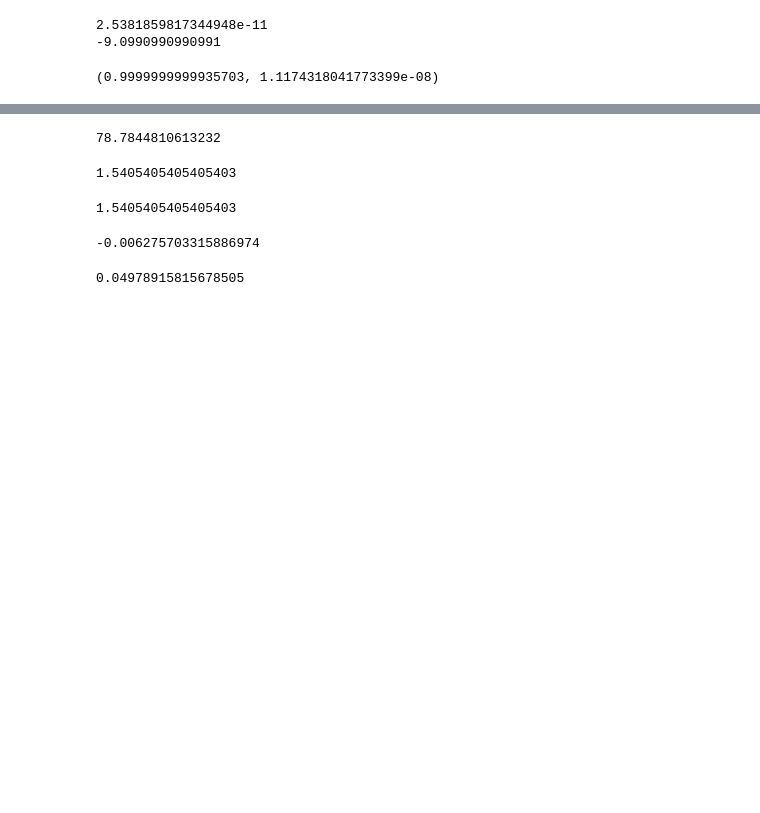
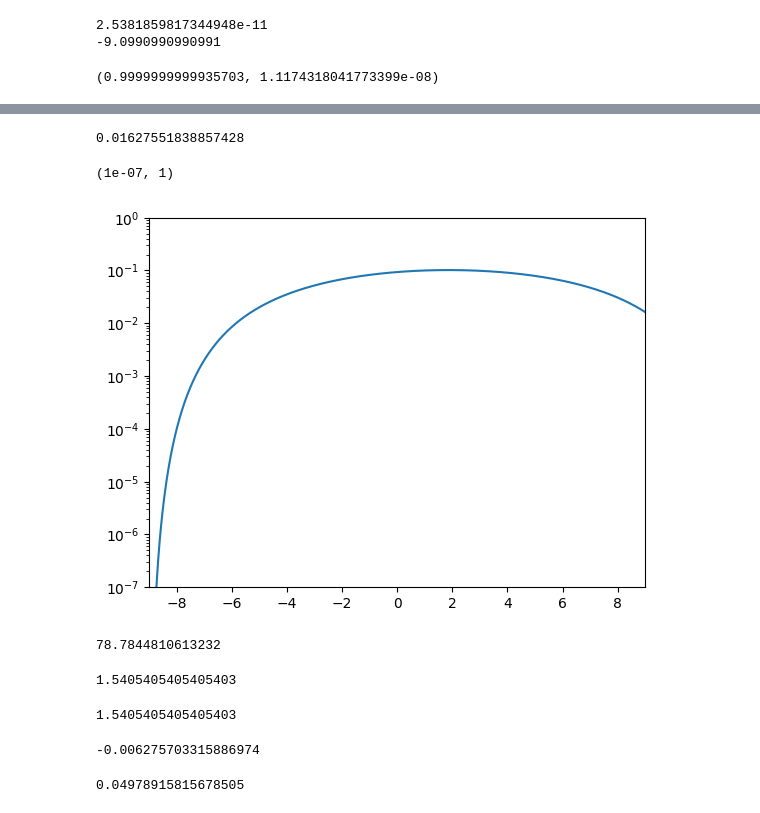
Before and after one commit to rishibbdb/TPN_DeV, a Jupyter notebook: dev/notebooks/test_biweight.ipynb, the cells around one changed output, grey strips where cells are left out. Drawn from its saved outputs; the diff is of its cells as text; code cells hidden in the pictures; blank space fills up the shorter version.

```diff
--- a/dev/notebooks/test_biweight.ipynb
+++ b/dev/notebooks/test_biweight.ipynb
@@ -101,3 +130,13 @@ plt.xlim([-9.0, 9.0])
+# %%
+plt.plot(xvals, yvals)
+print(yvals[-1])
+plt.xlim([-9.0, 9.0])
+plt.yscale('log')
+plt.ylim([1.e-7, 1])
+# %% [output]
+0.01627551838857428
+(1e-07, 1)
+[figure, added]
 # %%
 print(gamma(2+3.75))
 # %% [output]
```
Also changed, not shown: parts of 10 cells of this notebook.
